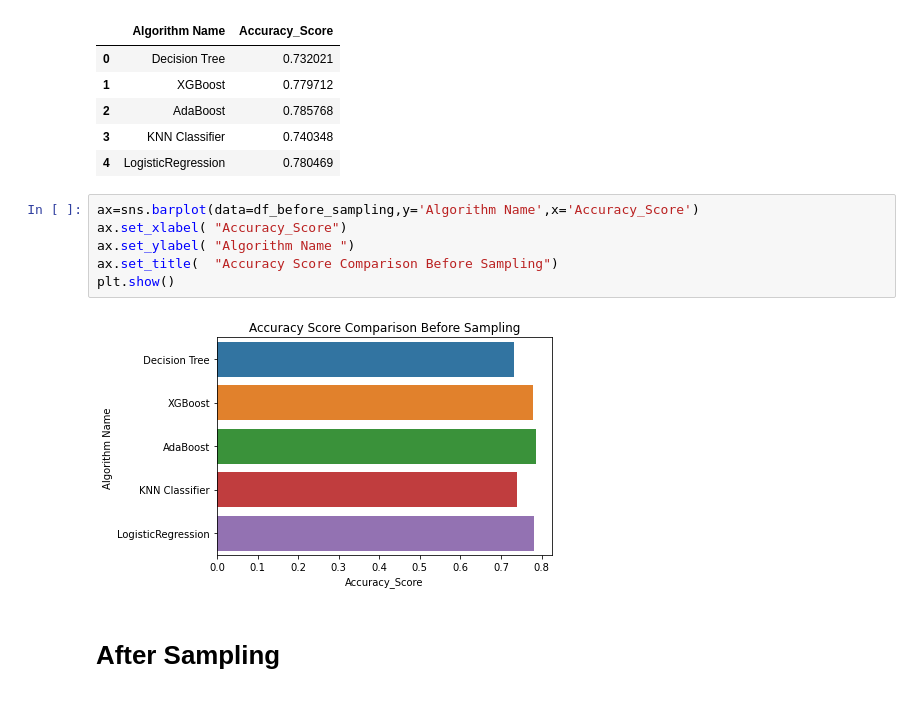
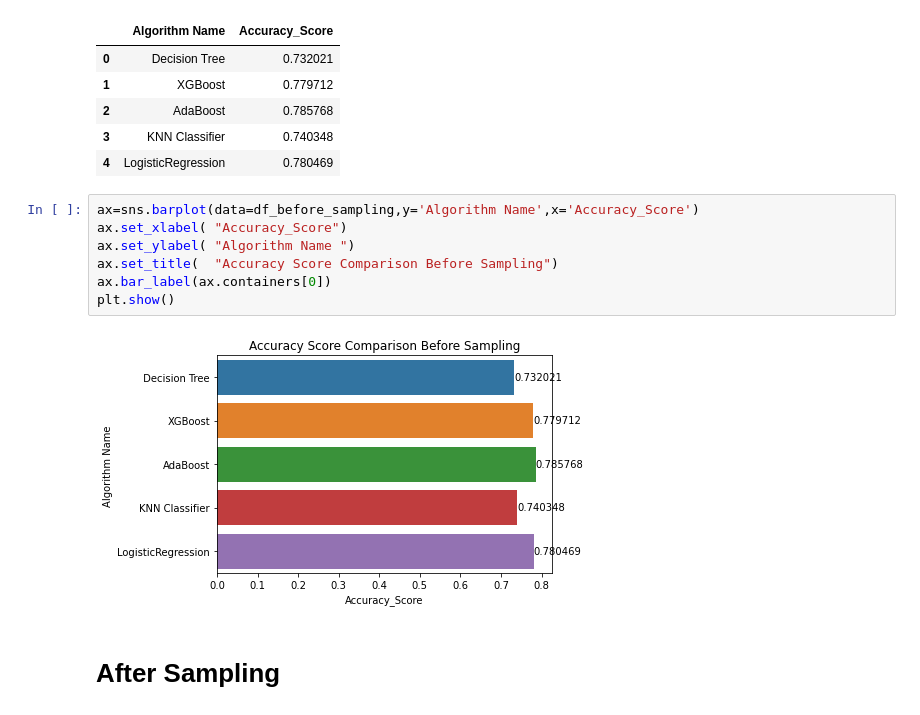
Before and after one commit to ripon2488/Imbalanced-Class-Cross-Validation, a Jupyter notebook: Batch_12_Class_13_Assignment.ipynb, the cells around one changed output. Drawn from its saved outputs; the diff is of its cells as text.

```diff
--- a/Batch_12_Class_13_Assignment.ipynb
+++ b/Batch_12_Class_13_Assignment.ipynb
@@ -601,11 +601,12 @@ df_before_sampling
 # %%
 ax=sns.barplot(data=df_before_sampling,y='Algorithm Name',x='Accuracy_Score')
 ax.set_xlabel( "Accuracy_Score")
 ax.set_ylabel( "Algorithm Name ")
 ax.set_title(  "Accuracy Score Comparison Before Sampling")
+ax.bar_label(ax.containers[0])
 plt.show()
 # %% [output]
-[figure, old version]
+[figure, new version]
 # %% [markdown]
 # After Sampling
 # %% [raw]
```
Also changed, not shown: parts of 13 cells of this notebook.
